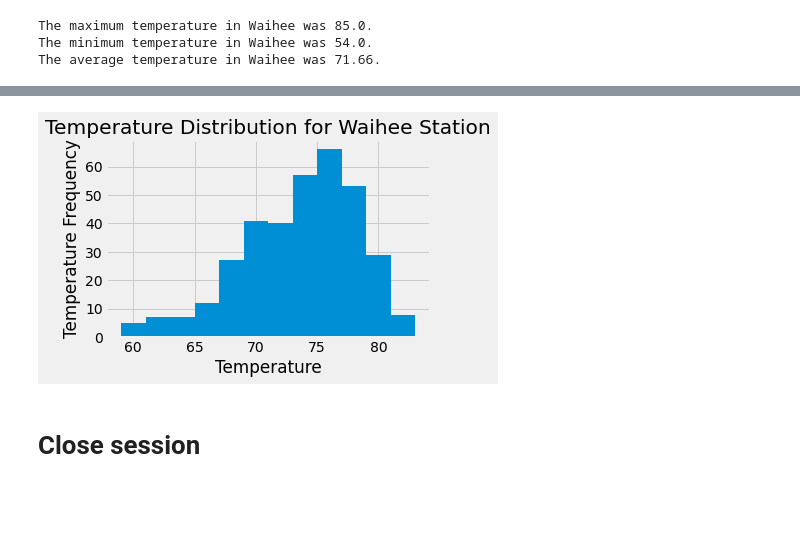
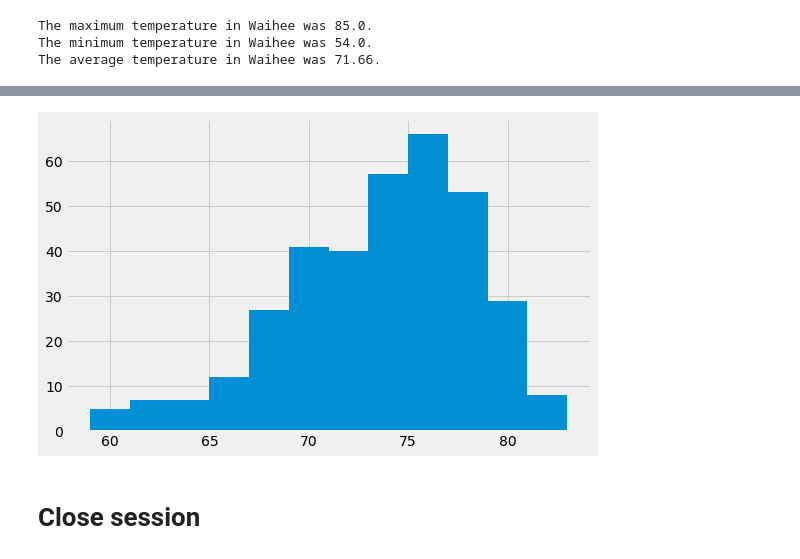
Before and after one commit to swdrich/sqlalchemy-challenge, a Jupyter notebook: climate_starter.ipynb, the cells around one changed output, grey strips where cells are left out. Cells and saved outputs as stored; diff of their text form; code cells hidden in the pictures; blank space fills up the shorter version.

Commit message:
Cleaned up plots, removed bonus starter files.

```diff
--- a/climate_starter.ipynb
+++ b/climate_starter.ipynb
@@ -273,18 +273,18 @@ results
 # %%
 # Plot the results as a histogram
 
 bins = 12
 x = results
 
-plt.figure()
+plt.figure(figsize=(8,5))
 plt.hist(x, bins=bins)
-plt.title("Temperature Distribution for Waihee Station")
-plt.xlabel("Temperature")
-plt.ylabel("Temperature Frequency")
+plt.title="Temperature Distribution for Waihee Station"
+plt.xlabel="Temperature (Degrees Farenheit)"
+plt.ylabel="Temperature Frequency"
 plt.tight_layout()
 plt.show()
 # %% [output]
-[figure, old version]
+[figure, new version]
 # %% [markdown]
 # Close session
 # %%
```
Also changed, not shown: parts of 1 cell of this notebook, 2 other files.
